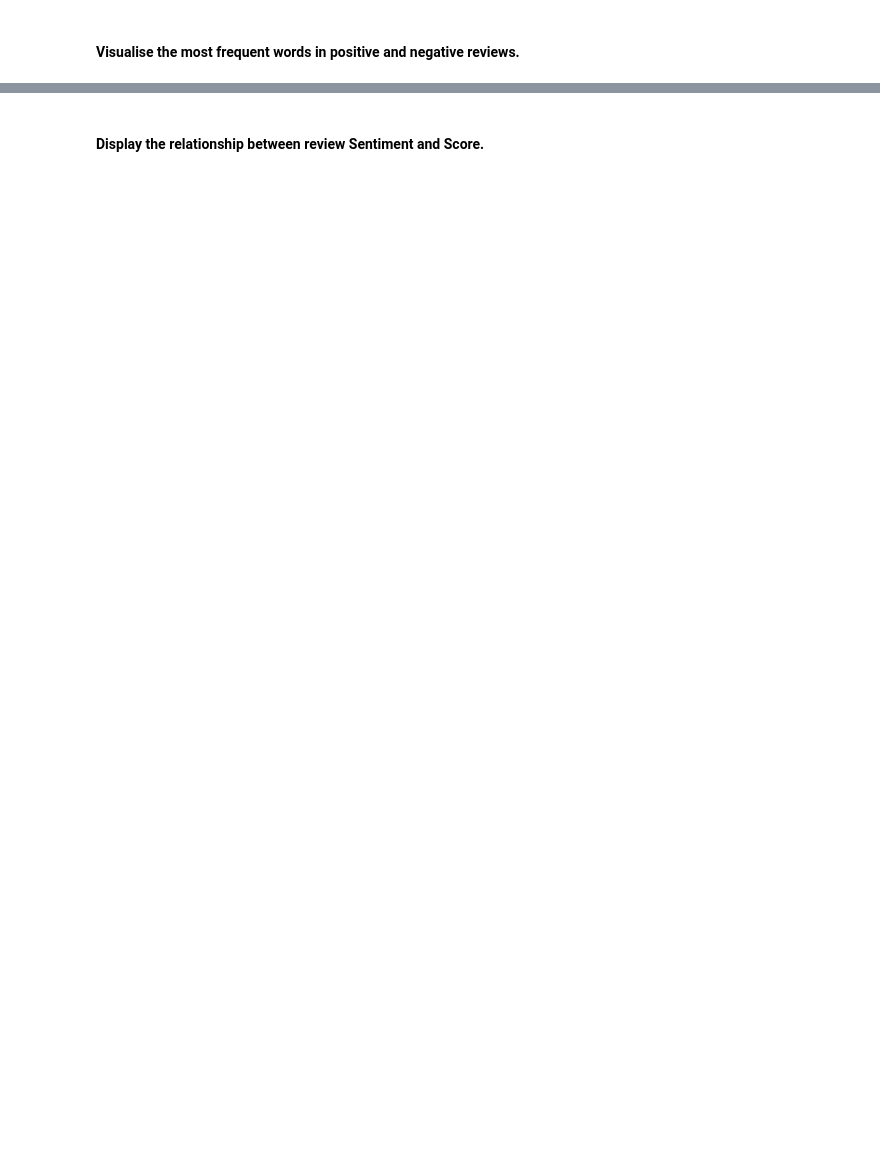
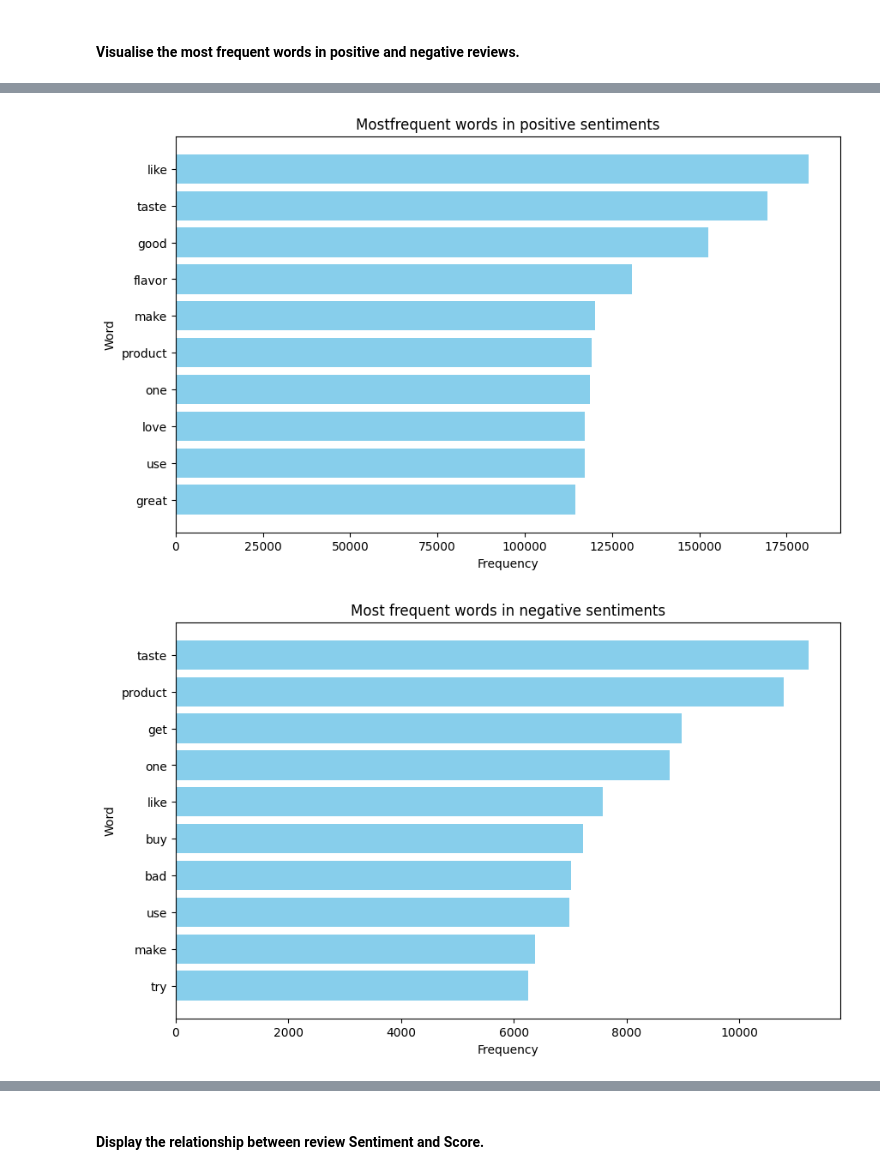
Before and after one commit to anapovedaavanade/Project_Capstone, a Jupyter notebook: code/Project.ipynb, the cells around one changed output, grey strips where cells are left out. Saved outputs shown, nothing was run; the diff lists cells and outputs as text; code cells hidden in the pictures; blank space fills up the shorter version.

```diff
--- a/code/Project.ipynb
+++ b/code/Project.ipynb
@@ -706,2 +857,4 @@ df.to_csv('../data/reviews_clean_sentiment.csv', index=False)
 # %% [markdown]
 #### Overall Sentiment
+# %%
+df = pd.read_csv('../data/reviews_clean_sentiment_nltk.csv')
@@ -733,16 +902,16 @@ print("Percentage of Neutral Reviews: {:.2f}%".format(neutral_percentage))
 #!az login
 # %%
 # Define the possible sentiment values
-sentiments = ['positive', 'negative', 'neutral']
+# sentiments = ['positive', 'negative', 'neutral']
 
-# Set the random seed for reproducibility
-np.random.seed(42)
+# # Set the random seed for reproducibility
+# np.random.seed(42)
 
-# Create a DataFrame with random sentiment values
-df['Sentiment'] = np.random.choice(sentiments, size=len(df))
+# # Create a DataFrame with random sentiment values
+# df['Sentiment'] = np.random.choice(sentiments, size=len(df))
 
-# Display the DataFrame
-print(df.head())
+# # Display the DataFrame
+# print(df.head())
 # %% [markdown]
 #### Outliers of Sentiment reviews
 # %%
@@ -870,17 +1102,20 @@ print(neutral_words.most_common(10))
 # %%
 # Function to plot the most frequent words
-def plot_most_frequent_words(words, title):
+def plot_most_frequent_words(words, title, sentiment):
     plt.figure(figsize=(10, 6))
     plt.barh([word[0] for word in words], [word[1] for word in words], color='skyblue')
     plt.xlabel('Frequency')
     plt.ylabel('Word')
     plt.title(title)
     plt.gca().invert_yaxis()
     # Save the plot
-    plt.savefig('../reports/images/review_' + title + '.png')
+    plt.savefig('../reports/images/review_' + sentiment + '.png')
     plt.show()
 
 # Plot most frequent words for each sentiment
-plot_most_frequent_words(positive_words.most_common(10), 'Most frequent words in positive sentiments')
-plot_most_frequent_words(negative_words.most_common(10), 'Most frequent words in negative sentiments')
-plot_most_frequent_words(neutral_words.most_common(10), 'Most frequent words in neutral sentiments')
+plot_most_frequent_words(positive_words.most_common(10), 'Mostfrequent words in positive sentiments', 'positive')
+plot_most_frequent_words(negative_words.most_common(10), 'Most frequent words in negative sentiments', 'negative')
+plot_most_frequent_words(neutral_words.most_common(10), 'Most frequent words in neutral sentiments', 'neutral')
+# %% [output]
+[figure, added]
+[figure, added]
```
Also changed, not shown: parts of 50 cells of this notebook.
